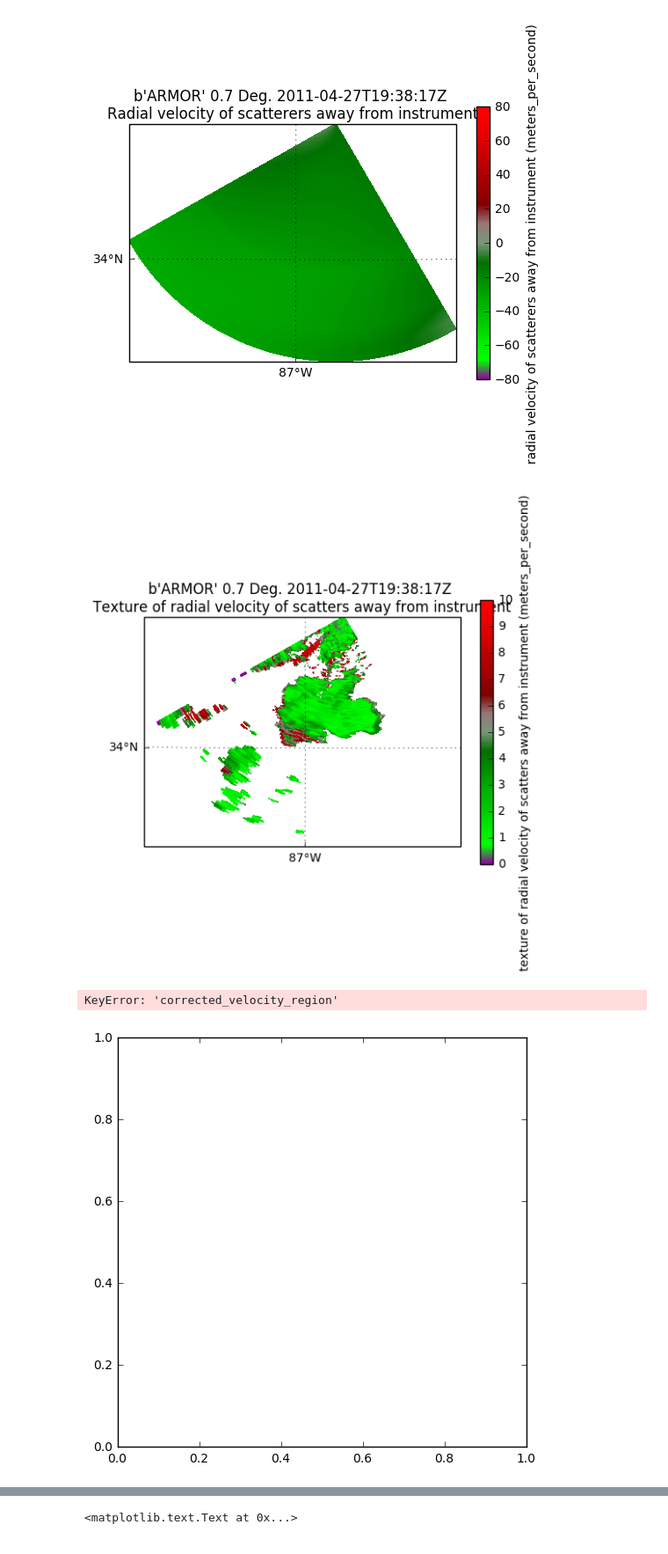
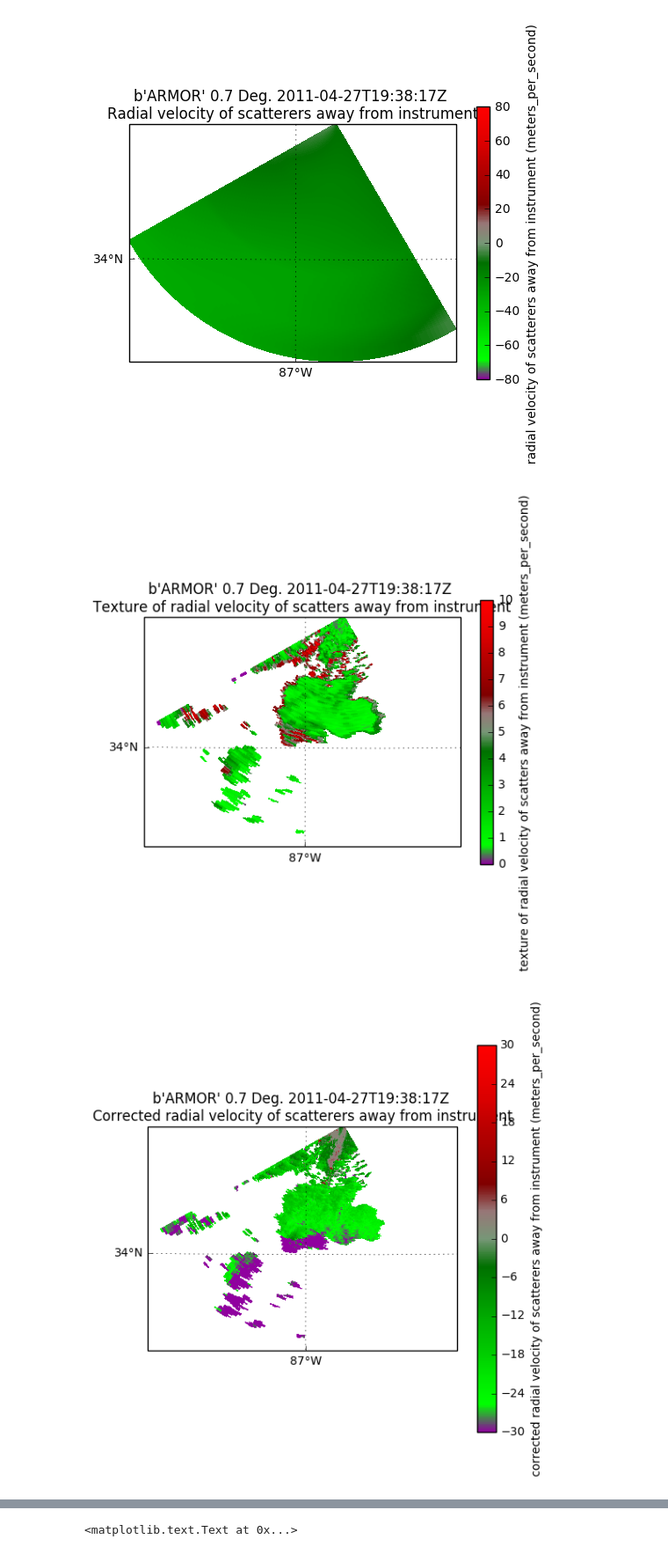
Before and after one commit to rcjackson/dealias, a Jupyter notebook: notebooks/Improved_dealiasing.ipynb, the cells around one changed output, grey strips where cells are left out. Shown at 88% size. Saved outputs shown, nothing was run; the diff lists cells and outputs as text; code cells hidden in the pictures.

```diff
--- a/notebooks/Improved_dealiasing.ipynb
+++ b/notebooks/Improved_dealiasing.ipynb
@@ -72,28 +72,29 @@ texture_field = pyart.retrieve.calculate_velocity_texture(radar_armour)
 radar_armour.add_field('velocity_texture', texture_field, replace_existing=True)
 gatefilter = pyart.correct.despeckle.despeckle_field(radar_armour, 'velocity')
 gatefilter.exclude_masked('velocity')
-gatefilter.exclude_below('reflectivity', 0)
 display.plot_ppi_map('velocity_texture', cmap=pyart.graph.cm.NWSVel, resolution='10m',
                      gatefilter=gatefilter,vmin=0, vmax=10)
 # %% [output]
-[figure, old version]
+[figure, new version]
 # %%
 ## Region based dealiasing (based off my CPOL settings)
 corrected_velocity_region = pyart.correct.dealias_region_based(radar_armour,
+                                                               ref_vel_field='sim_velocity',
                                                                gatefilter=gatefilter,
                                                                keep_original=False,
-                                                               centered=False,
-                                                               interval_splits=3,
+                                                               centered=True,
+                                                               interval_splits=6,
+                                                               skip_between_rays=2000,
+                                                               wrap_around_rays=True,
                                                                )
 
 radar_armour.add_field('corrected_velocity_region', corrected_velocity_region,
                        replace_existing=True)
 plt.figure(figsize=(6,6))
 display.plot_ppi_map('corrected_velocity_region', cmap=pyart.graph.cm.NWSVel, resolution='10m', sweep=0,
-                     vmin=-50, vmax=50)
+                     vmin=-30, vmax=30)
 # %% [output]
-KeyError: 'corrected_velocity_region'
-[figure, old version]
+[figure, new version]
 # %%
 xsect = pyart.util.cross_section_ppi(radar_armour, [200])
 
```
Also changed, not shown: parts of 16 cells of this notebook.
